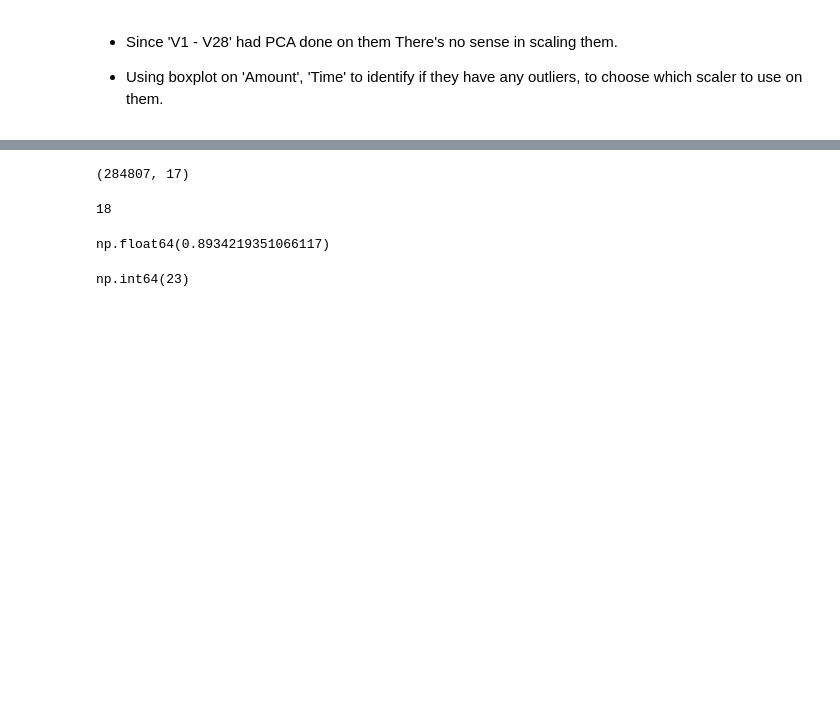
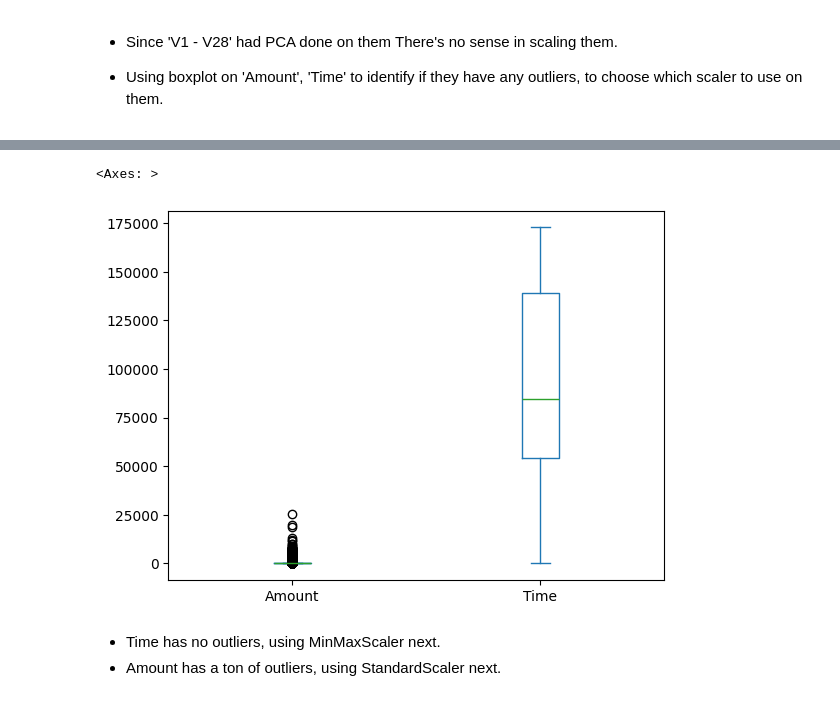
Before and after one commit to Bira0/GroupB, a Jupyter notebook: FinalProject.ipynb, the cells around one changed output, grey strips where cells are left out. Cells and saved outputs as stored; diff of their text form; code cells hidden in the pictures; blank space fills up the shorter version.

```diff
--- a/FinalProject.ipynb
+++ b/FinalProject.ipynb
@@ -193,18 +107,9 @@ X2D = pca.fit_transform(X_scaled)
-# %%
-X2D.shape
-# %% [output]
-(284807, 17)
-# %%
-pca.n_components_
-# %% [output]
-18
-# %%
-pca.explained_variance_ratio_.sum()
-# %% [output]
-np.float64(0.8934219351066117)
-# %%
-cumsum = np.cumsum(pca.explained_variance_ratio_)
-d = np.argmax(cumsum >= 0.95) + 1
-d
-# %% [output]
-np.int64(23)
+# %%
+credB[['Amount', 'Time']].plot(kind='box')
+# %% [output]
+<Axes: >
+[figure, added]
+# %% [markdown]
+
+*  Time has no outliers, using MinMaxScaler next.
+*   Amount has a ton of outliers, using StandardScaler next.
```
Also changed, not shown: parts of 35 cells of this notebook.
